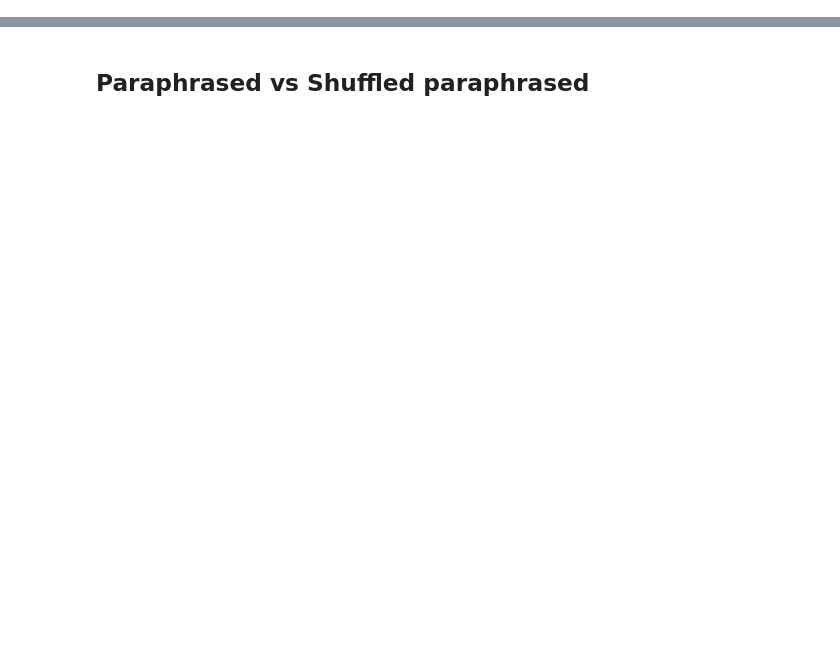
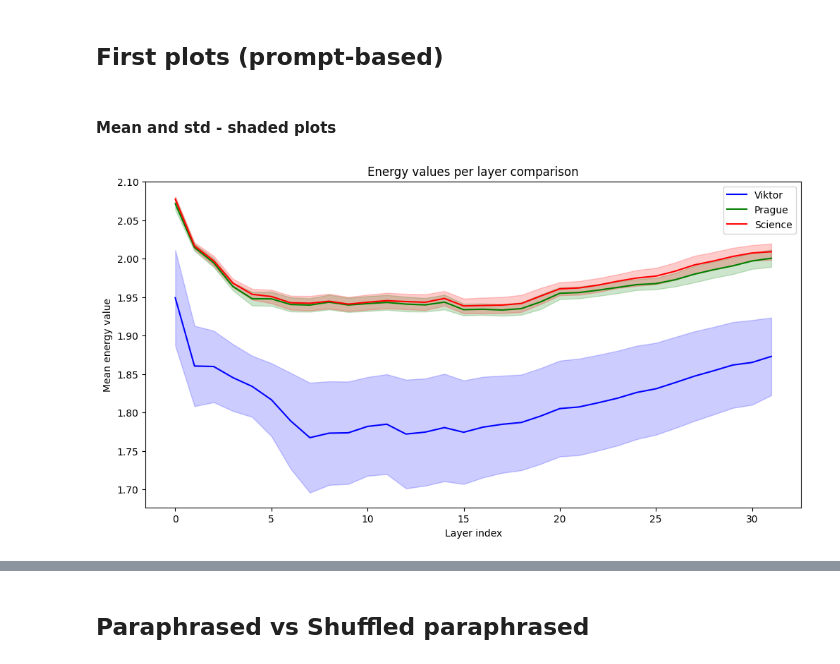
Before and after one commit to joaocnvdias/mech-i-coherence, a Jupyter notebook: vector-fields/development/layer-plot.ipynb, the cells around one changed output, grey strips where cells are left out. Cells and saved outputs as stored; diff of their text form; code cells hidden in the pictures; blank space fills up the shorter version.

```diff
--- a/vector-fields/development/layer-plot.ipynb
+++ b/vector-fields/development/layer-plot.ipynb
@@ -163,0 +173,8 @@ for i in range(nr_gens):
+# %%
+viktor_values = prompt_to_coherence_vectors(prompt_type="generation", prompt_topic="viktor", tokenizer=tokenizer, device=device)
+# %%
+prague_values = prompt_to_coherence_vectors(prompt_type="generation", prompt_topic="prague", tokenizer=tokenizer, device=device)
+# %%
+science_values = prompt_to_coherence_vectors(prompt_type="generation", prompt_topic="sciencefic", tokenizer=tokenizer, device=device)
+# %% [markdown]
+## First plots (prompt-based)
@@ -164,28 +232,12 @@ for i in range(nr_gens):
+# %%
+first_prompt_gens = [
+    ("Viktor", viktor_values, "blue"),
+    ("Prague", prague_values, "green"),
+    ("Science", science_values, "red")
+]
+# %% [markdown]
+#### Mean and std - shaded plots
 # %%
-all_lists = [
-    ("Viktor", energy_values, "blue"),
-    ("Prague", prague_values, "green"),
-    ("Science", science_values, "red")
-]
-
-plt.figure(figsize=(12, 6))
-
-for name, energy_list, color in all_lists:
-    # Stack tensors to 2D array and convert to float32
-    data = torch.stack([t.float() for t in energy_list]).numpy()
-
-    # Compute mean and std across layers (or generations) for each neuron index
-    mean_vals = np.mean(data, axis=0)
-    std_vals = np.std(data, axis=0)
-
-    x = np.arange(data.shape[1])
-
-    # Plot mean line with shaded variance
-    plt.plot(x, mean_vals, label=name, color=color)
-    plt.fill_between(x, mean_vals - std_vals, mean_vals + std_vals, color=color, alpha=0.2)
-
-plt.xlabel('Layer index')
-plt.ylabel('Mean energy value')
-plt.title('Energy values per layer comparison')
-plt.legend()
-plt.show()
+mean_and_std_by_layer_plots(all_lists=first_prompt_gens)
+# %% [output]
+[figure, added]
```
Also changed, not shown: parts of 48 cells of this notebook.
